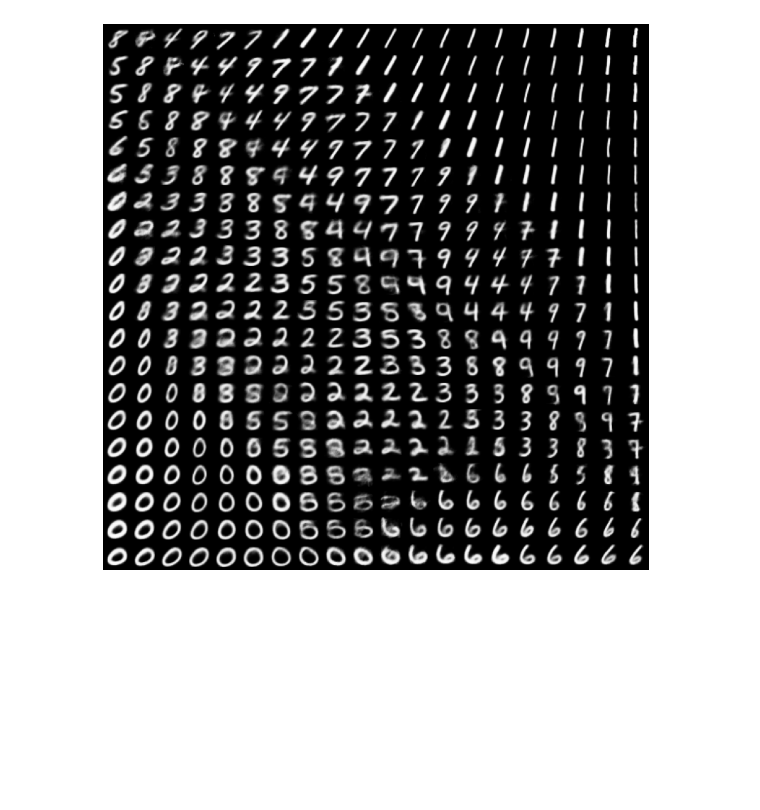
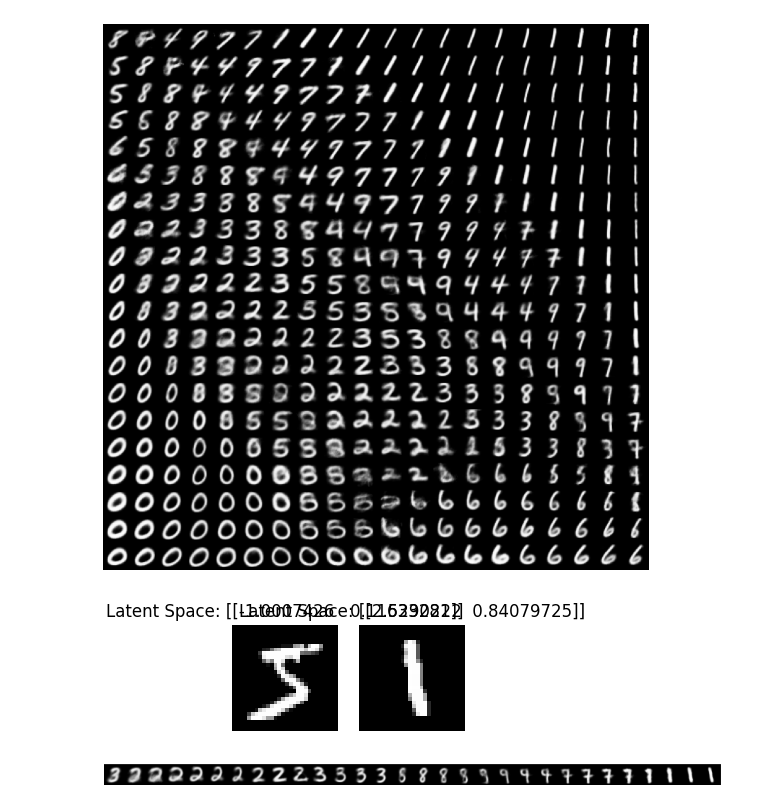
Before and after one commit to vimarsh244/SAiDL-Assignment-2024, a Jupyter notebook: Q5_VAE/mnist_vae_v0_2.ipynb, the cells around one changed output. Saved outputs shown, nothing was run; the diff lists cells and outputs as text; code cells hidden in the pictures; blank space fills up the shorter version.

```diff
--- a/Q5_VAE/mnist_vae_v0_2.ipynb
+++ b/Q5_VAE/mnist_vae_v0_2.ipynb
@@ -477,0 +533,6 @@ torch.save(vae.state_dict(), 'vae_gaussian_1000_epoch.pth')
+# %%
+# visualizing transitioning from one digit to another in latent space
+generate_animation_digits(vae, 1, 7, 30)
+# %% [output]
+[figure, added]
+[figure, added]
```
Also changed, not shown: parts of 2 cells of this notebook.
